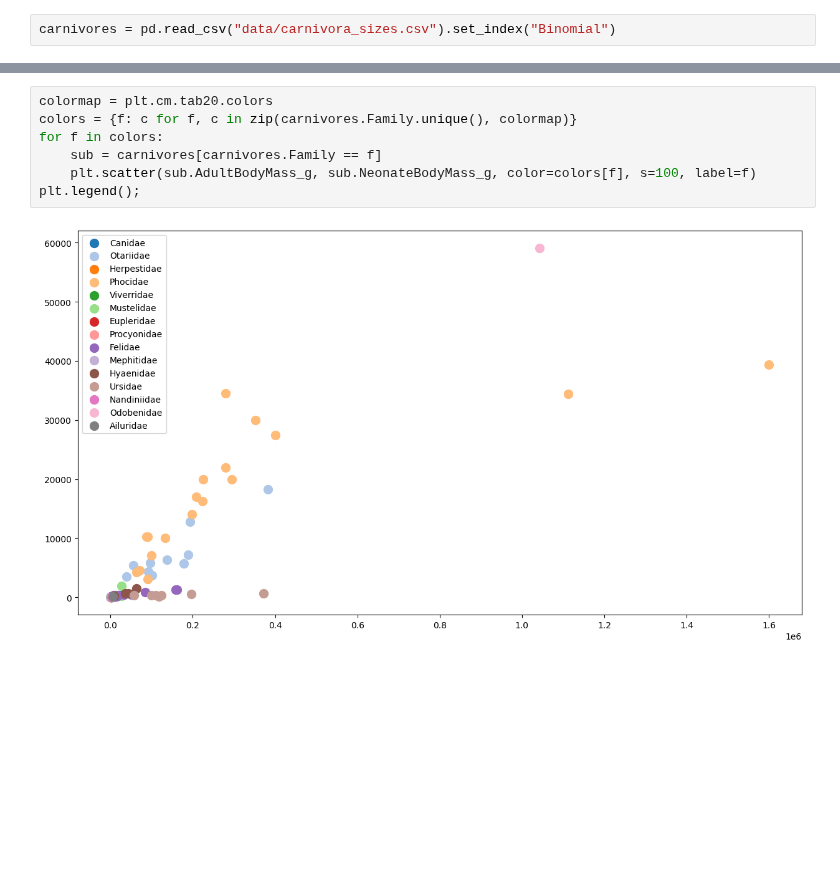
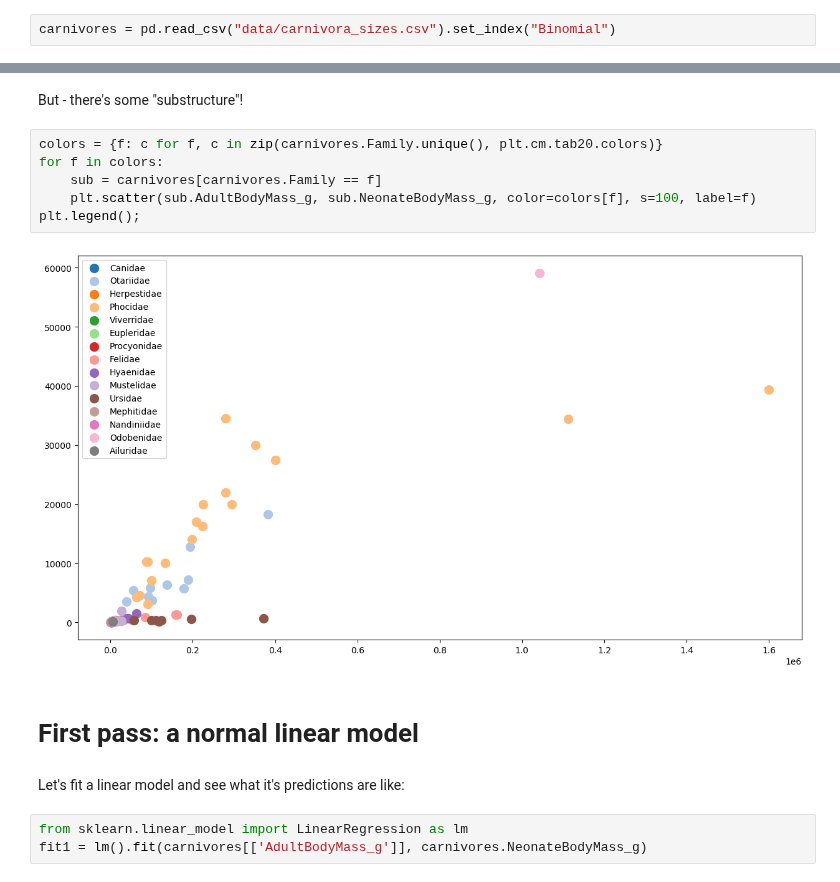
Before and after one commit to UOdsci/dsci345, a Jupyter notebook: class_material/slides/Week_09_Transformations_and_diagnostics.ipynb, the cells around one changed output, grey strips where cells are left out. Cells and saved outputs as stored; diff of their text form; blank space fills up the shorter version.

```diff
--- a/class_material/slides/Week_09_Transformations_and_diagnostics.ipynb
+++ b/class_material/slides/Week_09_Transformations_and_diagnostics.ipynb
@@ -23,9 +33,17 @@ carnivores = pd.read_csv("data/carnivora_sizes.csv").set_index("Binomial")
+# %% [markdown]
+But - there's some "substructure"!
 # %%
-colormap = plt.cm.tab20.colors
-colors = {f: c for f, c in zip(carnivores.Family.unique(), colormap)}
+colors = {f: c for f, c in zip(carnivores.Family.unique(), plt.cm.tab20.colors)}
 for f in colors:
     sub = carnivores[carnivores.Family == f]
     plt.scatter(sub.AdultBodyMass_g, sub.NeonateBodyMass_g, color=colors[f], s=100, label=f)
 plt.legend();
 # %% [output]
-[figure, old version]
+[figure, new version]
+# %% [markdown]
+# First pass: a normal linear model
+# %% [markdown]
+Let's fit a linear model and see what it's predictions are like:
+# %%
+from sklearn.linear_model import LinearRegression as lm
+fit1 = lm().fit(carnivores[['AdultBodyMass_g']], carnivores.NeonateBodyMass_g)
```
Also changed, not shown: parts of 28 cells of this notebook, 3 other files.
